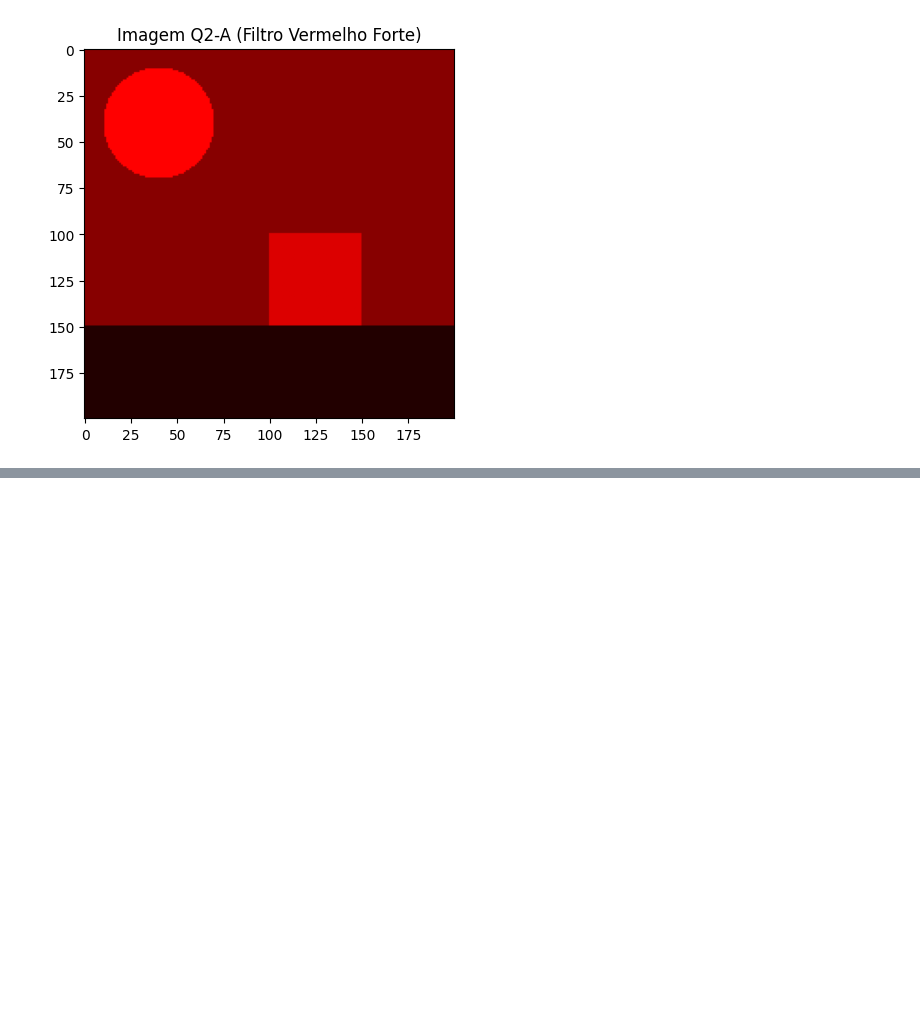
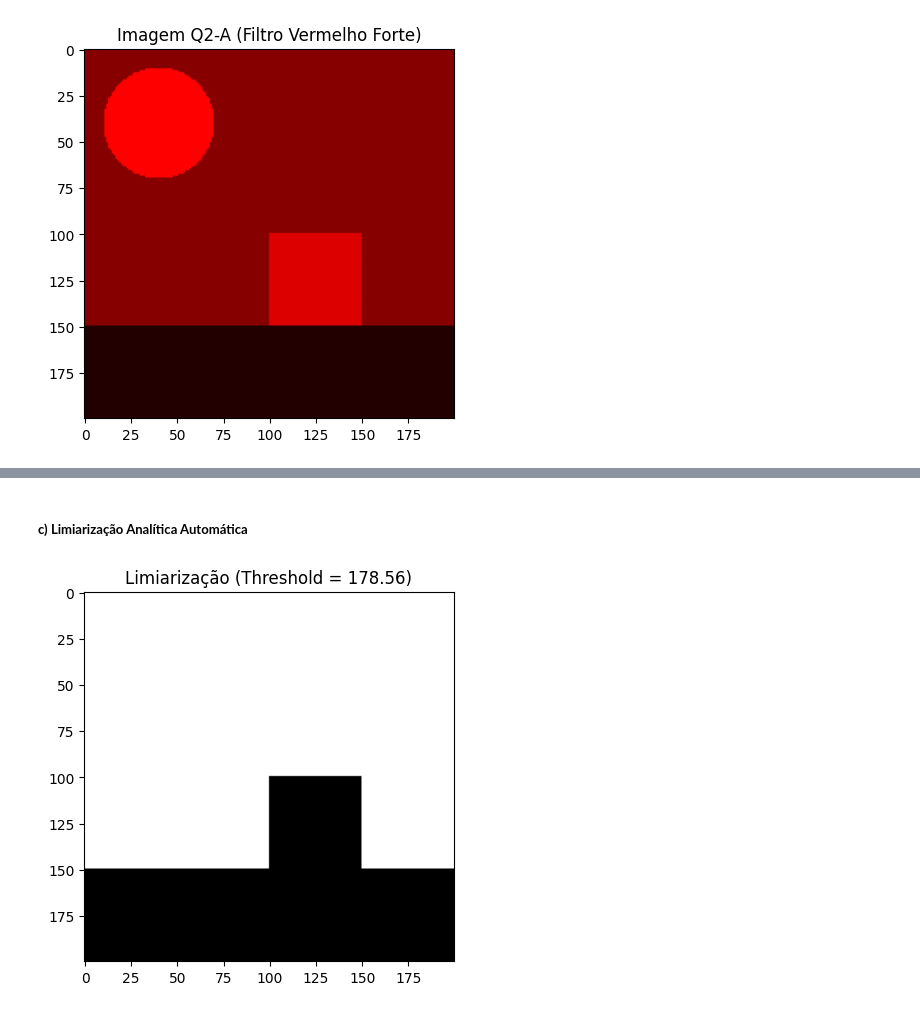
Before and after one commit to andref03/Processamento-Digital-Imagens-PDI, a Jupyter notebook: atividade_pratica_01/questao_01.ipynb, the cells around one changed output, grey strips where cells are left out. Drawn from its saved outputs; the diff is of its cells as text; code cells hidden in the pictures; blank space fills up the shorter version.

```diff
--- a/atividade_pratica_01/questao_01.ipynb
+++ b/atividade_pratica_01/questao_01.ipynb
@@ -95,0 +124,15 @@ plt.show()
+# %% [markdown]
+##### **c) Limiarização Analítica Automática**
+# %%
+# usando a média como limiar
+threshold = media_geral
+
+# criando a imagem binária (máscara)
+img_limiarizada = np.where(img_cinza >= threshold, 255, 0).astype(np.uint8)
+
+# exibindo resultado
+plt.imshow(img_limiarizada, cmap='gray')
+plt.title(f'Limiarização (Threshold = {threshold:.2f})')
+plt.show()
+# %% [output]
+[figure, added]
```
Also changed, not shown: parts of 5 cells of this notebook.
